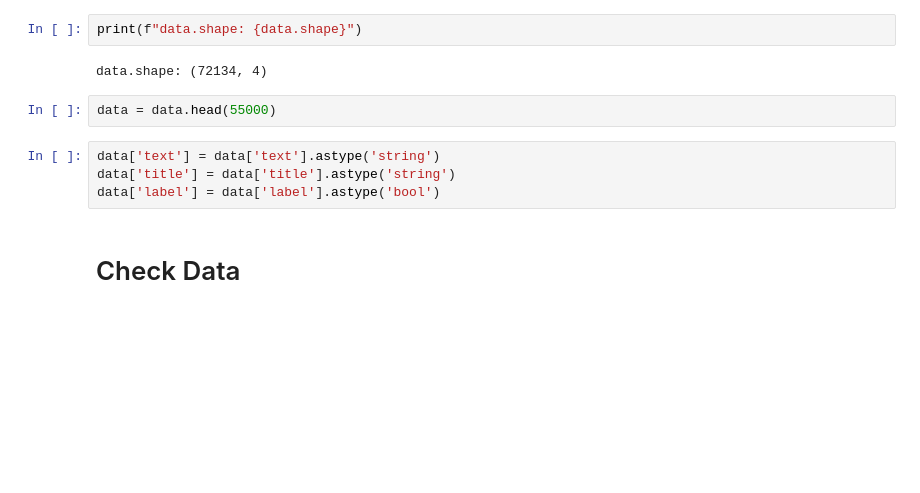
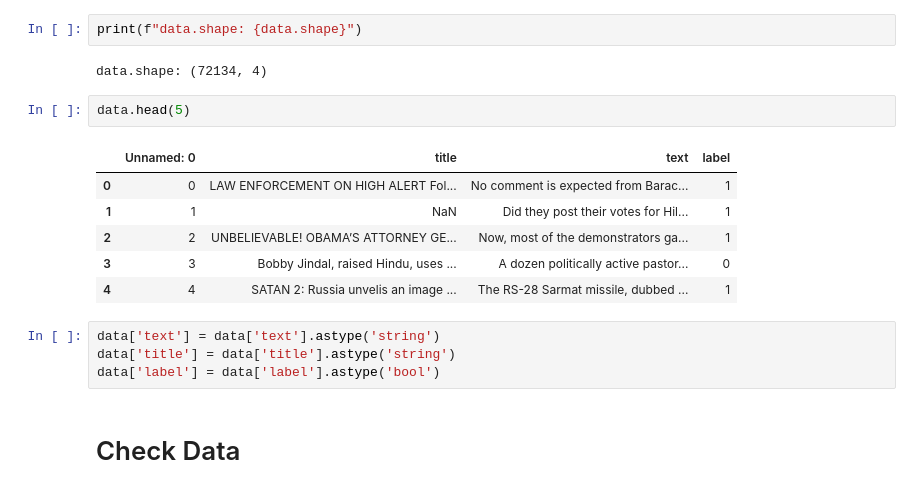
Before and after one commit to namrata1104/Fake_news_detection, a Jupyter notebook: notebooks/fakenews-zouhair.ipynb, the cells around one changed output. Saved outputs shown, nothing was run; the diff lists cells and outputs as text; blank space fills up the shorter version.

```diff
--- a/notebooks/fakenews-zouhair.ipynb
+++ b/notebooks/fakenews-zouhair.ipynb
@@ -8,7 +8,14 @@ print(f"data.shape: {data.shape}")
 # %% [output]
 data.shape: (72134, 4)
 # %%
-data = data.head(55000)
+data.head(5)
+# %% [output]
+|  | Unnamed: 0 | title | text | label |
+| 0 | 0 | LAW ENFORCEMENT ON HIGH ALERT Fol... | No comment is expected from Barac... | 1 |
+| 1 | 1 | NaN | Did they post their votes for Hil... | 1 |
+| 2 | 2 | UNBELIEVABLE! OBAMA’S ATTORNEY GE... | Now, most of the demonstrators ga... | 1 |
+| 3 | 3 | Bobby Jindal, raised Hindu, uses ... | A dozen politically active pastor... | 0 |
+| 4 | 4 | SATAN 2: Russia unvelis an image ... | The RS-28 Sarmat missile, dubbed ... | 1 |
 # %%
 data['text'] = data['text'].astype('string')
 data['title'] = data['title'].astype('string')
```
Also changed, not shown: 5 other files.
